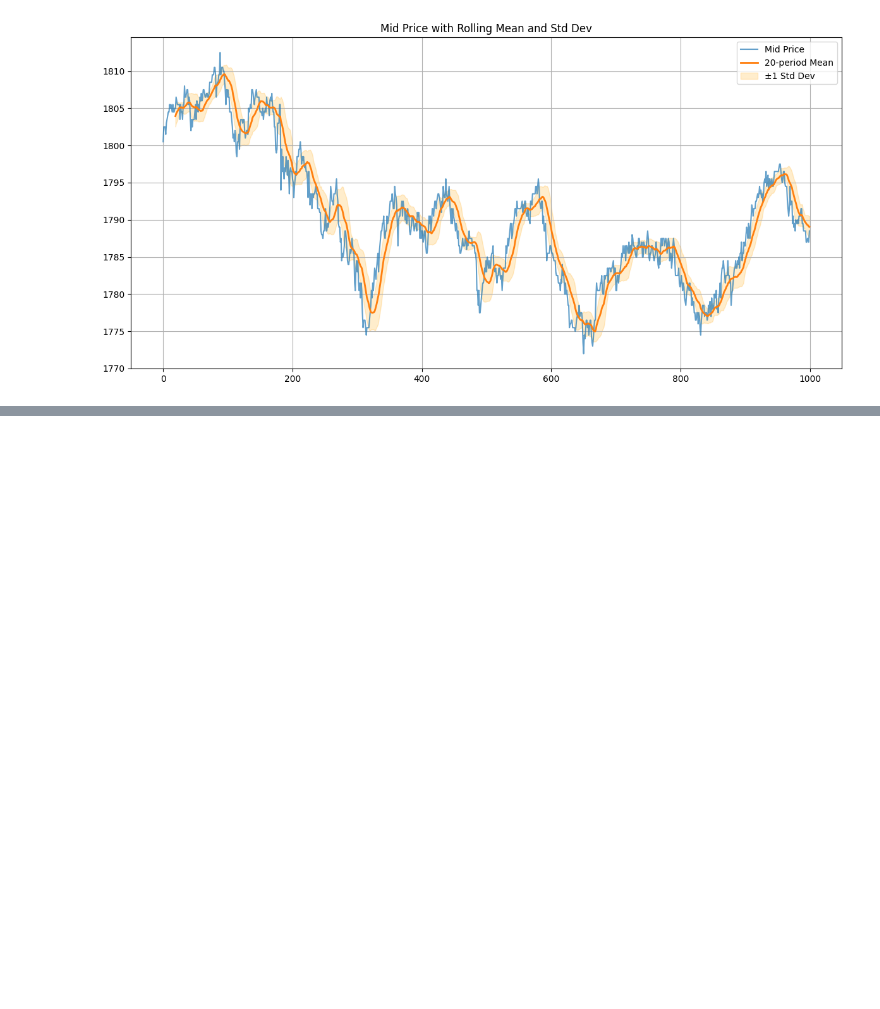
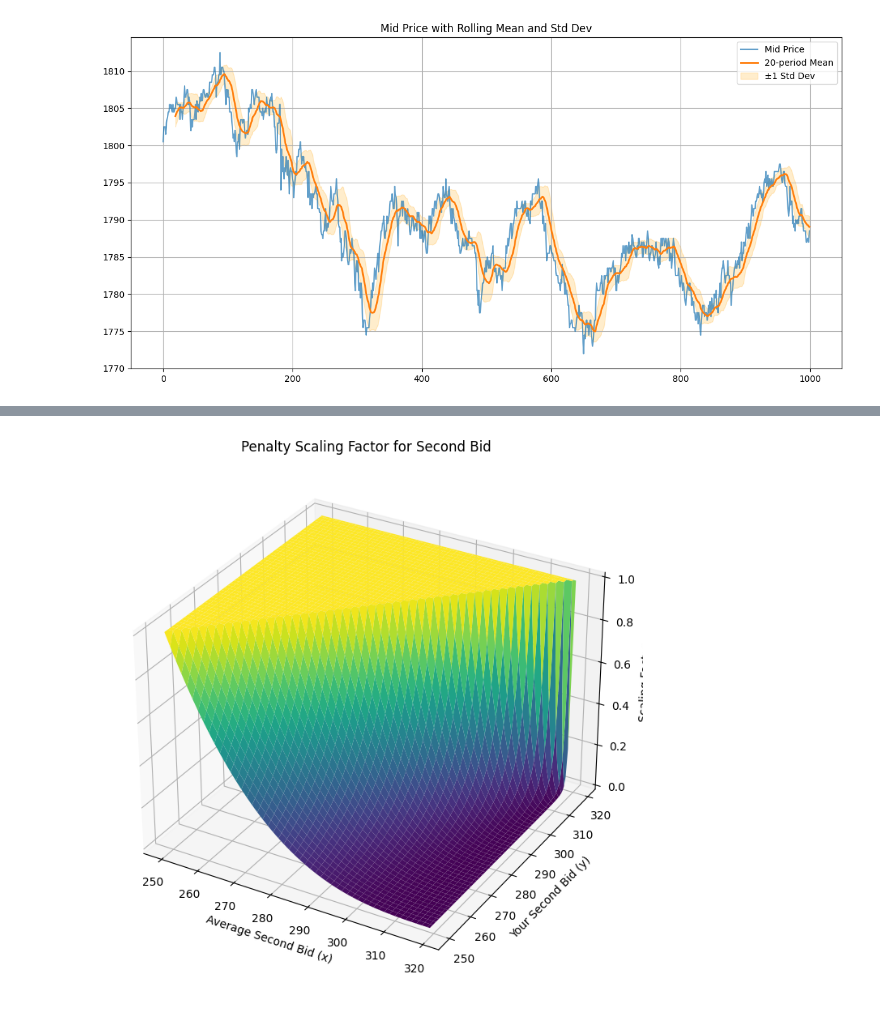
Before and after one commit to edg33/prosperity-3, a Jupyter notebook: Research/Prosperity_Vis_4.ipynb, the cells around one changed output, grey strips where cells are left out. Saved outputs shown, nothing was run; the diff lists cells and outputs as text; code cells hidden in the pictures; blank space fills up the shorter version.

```diff
--- a/Research/Prosperity_Vis_4.ipynb
+++ b/Research/Prosperity_Vis_4.ipynb
@@ -122,0 +478,28 @@ plt.show()
+# %%
+import matplotlib.pyplot as plt
+from mpl_toolkits.mplot3d import Axes3D
+
+# Create meshgrid for x (average bid) and y (your bid)
+x = np.linspace(250, 319, 100)  # average bid
+y = np.linspace(250, 319, 100)  # your bid
+
+X, Y = np.meshgrid(x, y)
+
+# Compute penalty scaling factor
+Z = ((320 - X) / (320 - Y)) ** 3
+Z[Y >= X] = 1  # When your bid >= average bid, no penalty
+
+# Plotting
+fig = plt.figure(figsize=(10, 7))
+ax = fig.add_subplot(111, projection='3d')
+ax.plot_surface(X, Y, Z, cmap='viridis')
+
+ax.set_title("Penalty Scaling Factor for Second Bid")
+ax.set_xlabel("Average Second Bid (x)")
+ax.set_ylabel("Your Second Bid (y)")
+ax.set_zlabel("Scaling Factor p")
+
+plt.tight_layout()
+plt.show()
+# %% [output]
+[figure, added]
```
Also changed, not shown: parts of 16 cells of this notebook, 2 other files.
